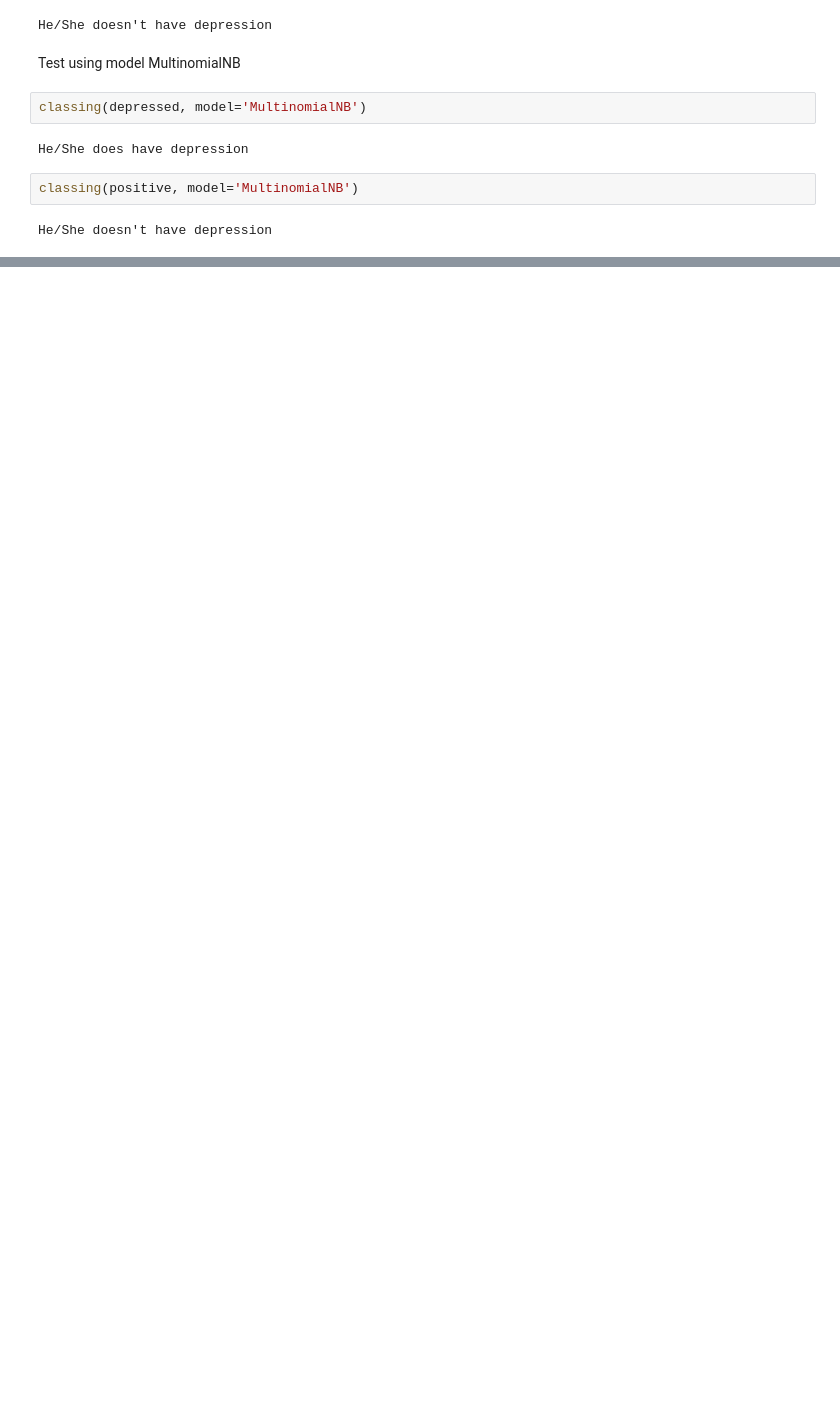
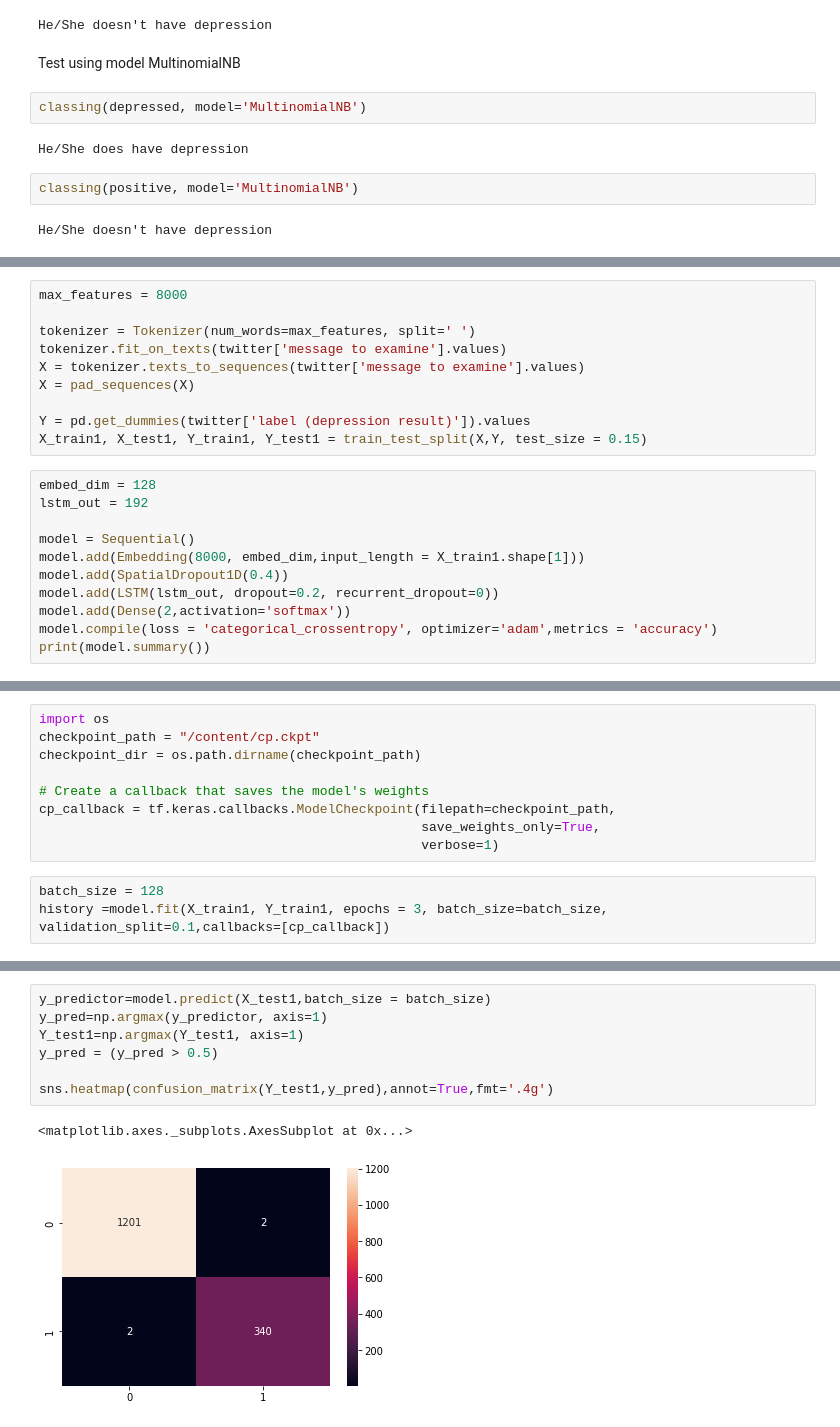
Before and after one commit to OmaymaMahjoub/Tweets-Sentimental-Analysis, a Jupyter notebook: Tweet_Depression_Prediction.ipynb, the cells around one changed output, grey strips where cells are left out. Cells and saved outputs as stored; diff of their text form; blank space fills up the shorter version.

Commit message:
Add LSTM model

```diff
--- a/Tweet_Depression_Prediction.ipynb
+++ b/Tweet_Depression_Prediction.ipynb
@@ -432,0 +450,21 @@ He/She doesn't have depression
+# %%
+max_features = 8000
+
+tokenizer = Tokenizer(num_words=max_features, split=' ')
+tokenizer.fit_on_texts(twitter['message to examine'].values)
+X = tokenizer.texts_to_sequences(twitter['message to examine'].values)
+X = pad_sequences(X)
+
+Y = pd.get_dummies(twitter['label (depression result)']).values
+X_train1, X_test1, Y_train1, Y_test1 = train_test_split(X,Y, test_size = 0.15)
+# %%
+embed_dim = 128
+lstm_out = 192
+
+model = Sequential()
+model.add(Embedding(8000, embed_dim,input_length = X_train1.shape[1]))
+model.add(SpatialDropout1D(0.4))
+model.add(LSTM(lstm_out, dropout=0.2, recurrent_dropout=0))
+model.add(Dense(2,activation='softmax'))
+model.compile(loss = 'categorical_crossentropy', optimizer='adam',metrics = 'accuracy')
+print(model.summary())
@@ -432,0 +491,12 @@ He/She doesn't have depression
+# %%
+import os
+checkpoint_path = "/content/cp.ckpt"
+checkpoint_dir = os.path.dirname(checkpoint_path)
+
+# Create a callback that saves the model's weights
+cp_callback = tf.keras.callbacks.ModelCheckpoint(filepath=checkpoint_path,
+                                                 save_weights_only=True,
+                                                 verbose=1)
+# %%
+batch_size = 128
+history =model.fit(X_train1, Y_train1, epochs = 3, batch_size=batch_size, validation_split=0.1,callbacks=[cp_callback])
@@ -432,0 +513,10 @@ He/She doesn't have depression
+# %%
+y_predictor=model.predict(X_test1,batch_size = batch_size)
+y_pred=np.argmax(y_predictor, axis=1)
+Y_test1=np.argmax(Y_test1, axis=1)
+y_pred = (y_pred > 0.5)
+
+sns.heatmap(confusion_matrix(Y_test1,y_pred),annot=True,fmt='.4g')
+# %% [output]
+<matplotlib.axes._subplots.AxesSubplot at 0x...>
+[figure, added]
```
Also changed, not shown: parts of 6 cells of this notebook.
